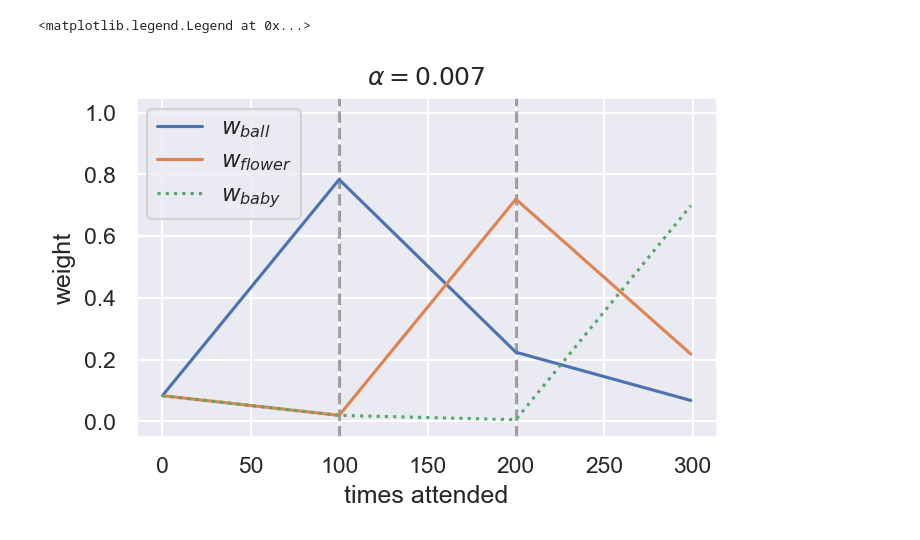
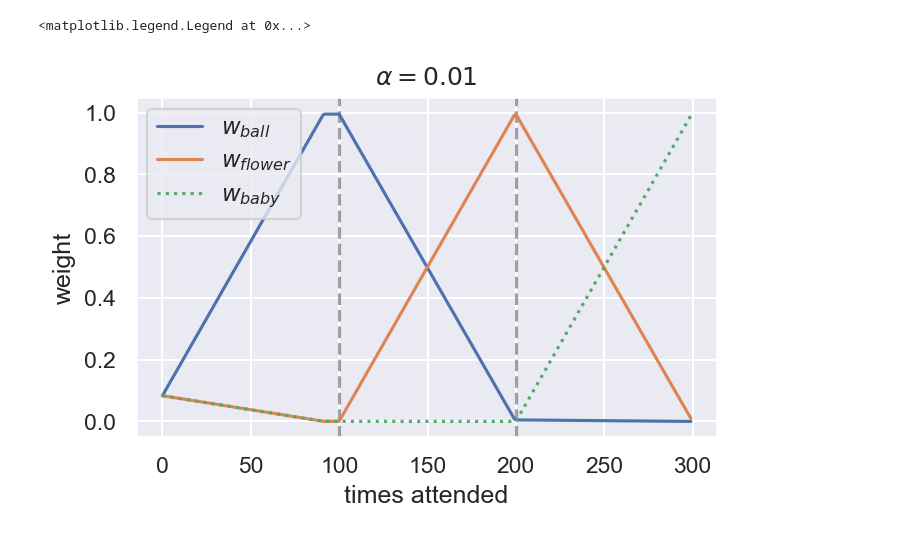
Before and after one commit to terrykwon/captivate_visualization, a Jupyter notebook: visualization.ipynb, the cells around one changed output. Cells and saved outputs as stored; diff of their text form; code cells hidden in the pictures.

```diff
--- a/visualization.ipynb
+++ b/visualization.ipynb
@@ -12,7 +12,7 @@ app_state = State()
 w_ball = []
 w_flower = []
 w_baby = []
-ALPHA = 0.007
+ALPHA = 0.010
 
 for i in range(300):
     context = app_state.context
@@ -20,31 +20,31 @@ for i in range(300):
     ball = next((x for x in toys if x.name == '공'), None)
     w_ball.append(ball.weight)
 
     flower = next((x for x in toys if x.name == '꽃'), None)
     w_flower.append(flower.weight)
 
     baby = next((x for x in toys if x.name == '아기'), None)
     w_baby.append(baby.weight)
 
     if i < 100:
         context.on_visual_attention_3('공', alpha=ALPHA)
     elif i < 200:
         context.on_visual_attention_3('꽃', alpha=ALPHA)
     elif i < 300:
         context.on_visual_attention_3('아기', alpha=ALPHA)
 
 plt.figure(figsize=(5,3), dpi=150, facecolor='white')
 plt.title(f'$\\alpha={ALPHA}$')
 plt.ylim(-0.05, 1.05)
 plt.xlabel('times attended')
 plt.ylabel('weight')
 plt.axvline(x=100, color='k', linestyle='--', alpha=0.4)
 plt.axvline(x=200, color='k', linestyle='--', alpha=0.4)
 
 plt.plot(w_ball, label='$w_{ball}$')
 plt.plot(w_flower, label='$w_{flower}$')
 plt.plot(w_baby, label='$w_{baby}$', linestyle='dotted')
 plt.legend()
 # %% [output]
 <matplotlib.legend.Legend at 0x...>
-[figure, old version]
+[figure, new version]
```
Also changed, not shown: 5 other files.
